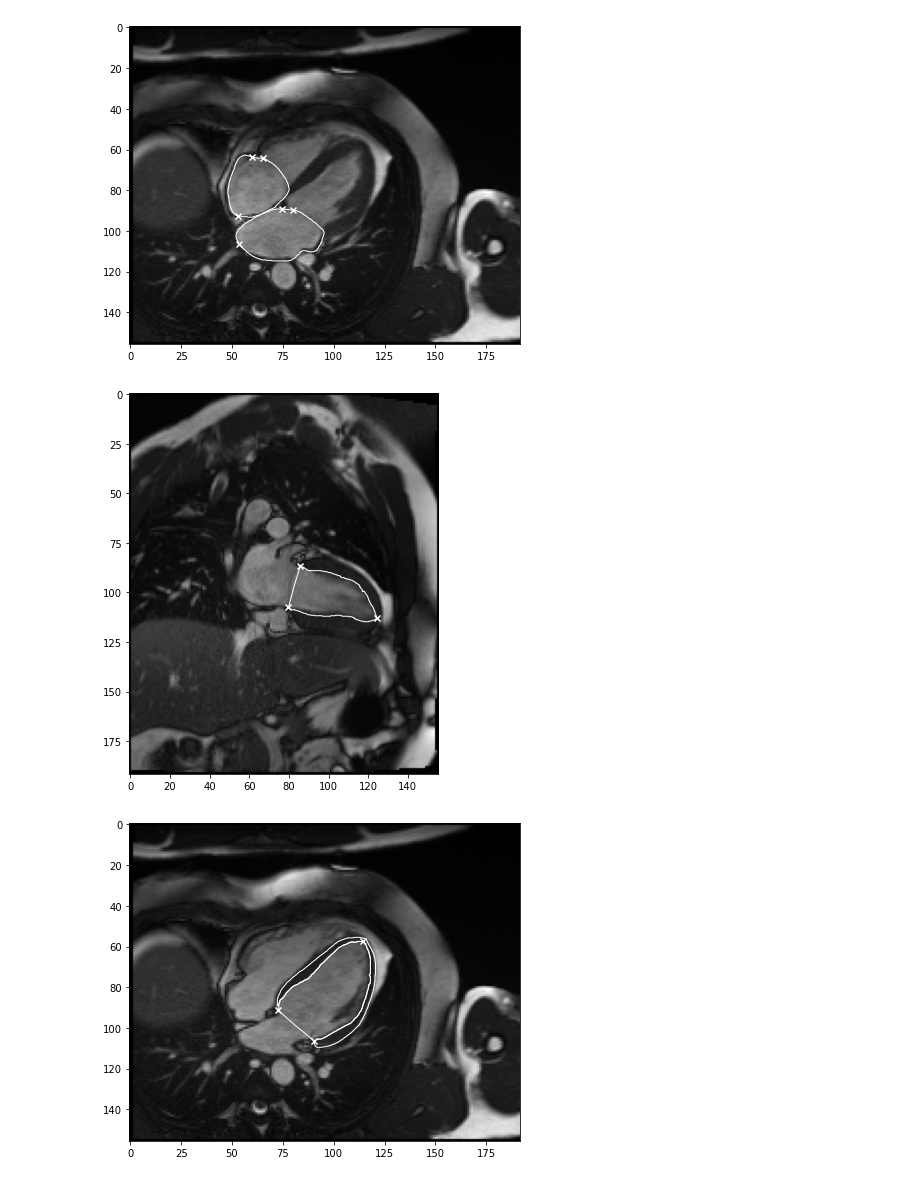
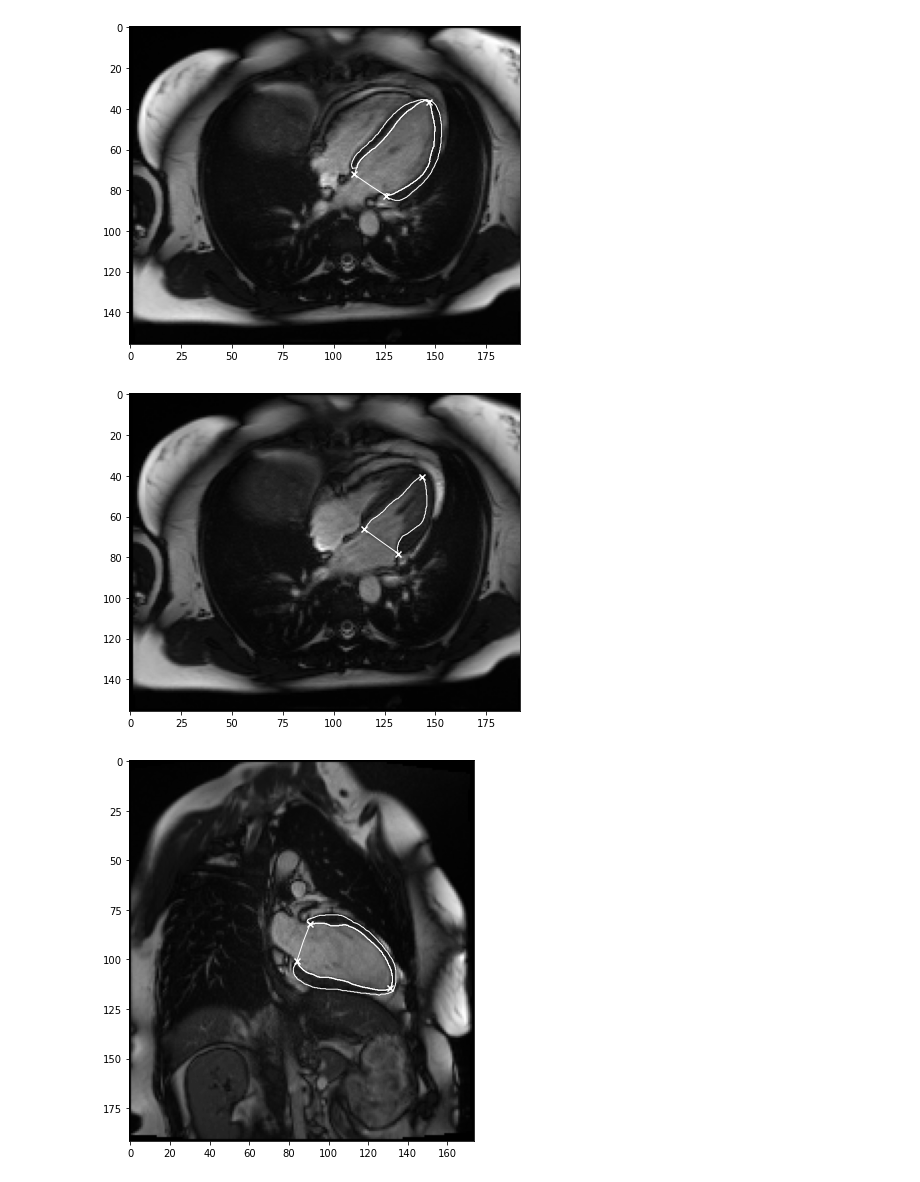
Before and after one commit to thadler/LazyLuna, a Jupyter notebook: Notebooks/TestingCamaid_LAX.ipynb, the cells around one changed output. Drawn from its saved outputs; the diff is of its cells as text; code cells hidden in the pictures.

```diff
--- a/Notebooks/TestingCamaid_LAX.ipynb
+++ b/Notebooks/TestingCamaid_LAX.ipynb
@@ -26,16 +26,15 @@ bp_imgs  = '/Users/dietrichhadler/Desktop/Daten/CAMAID/Imgs'
 # %%
-case_name = 'CAMAID_002_1'
+case_name = 'CAMAID_003_1'
 # get the paths of imgs and annotations via SeriesInstanceUIDs
 imgp, annop = [(p1,p2) for p1,p2 in get_imgs_and_annotation_paths(bp_imgs, bp_annos2) if case_name in p1][0]
 
 print(imgp, annop)
 cases = []
-sax_cine_view = SAX_CINE_View()
-#sax_cs_view   = SAX_CS_View()
-
 st = time()
 case = Case(imgp, annop, os.path.basename(imgp), os.path.basename(bp_annos1))
 
+#sax_cine_view = SAX_CINE_View()
+#sax_cs_view   = SAX_CS_View()
 #case = sax_cine_view.customize_case(case)
 #case = sax_cs_view.customize_case(case)
 #case.store(bp_cases)
@@ -57,37 +56,16 @@ print(len(case.annos_sop2filepath))
 # %%
-class LAX_CINE_Annotation(Annotation):
-    def __init__(self, sop, filepath):
-        super().__init__(sop, filepath)
-
-    def set_information(self):
-        self.name = 'LAX CINE Annotation'
-        self.contour_names = ['lv_lax_endo', 'lv_lax_myo', 'rv_lax_endo', 'ra', 'la']
-        self.point_names   = ['lv_lax_extent', 'laxRaExtentPoints', 'laxLaExtentPoints']
-        self.pixel_h, self.pixel_w = self.anno['info']['pixelSize'] if 'info' in self.anno.keys() and 'pixelSize' in self.anno['info'].keys() else (-1,-1)#1.98,1.98
-        self.h,       self.w       = self.anno['info']['imageSize'] if 'info' in self.anno.keys() and 'imageSize' in self.anno['info'].keys() else (-1,-1)
-
-    def length_LV(self):
-        if not self.has_point('lv_lax_extent'): return 0
-        extent = self.get_point('lv_lax_extent')
-        lv_ext1, lv_ext2, apex = shapely.affinity.scale(extent, xfact=self.pixel_w, yfact=self.pixel_h)
-        mitral = MultiPoint([lv_ext1, lv_ext2]).centroid
-        dist = mitral.distance(apex)
-        return dist
-
-
 for sop, annop in case.annos_sop2filepath.items():
     lax_anno = LAX_CINE_Annotation(sop, annop)
     if not ('la' in lax_anno.anno.keys() or 'ra' in lax_anno.anno.keys() or 'lv_lax_endo' in lax_anno.anno.keys()): continue
     img = case.all_imgs_sop2filepath['LAX 4CV'][sop] if sop in case.all_imgs_sop2filepath['LAX 4CV'] else case.all_imgs_sop2filepath['LAX 2CV'][sop]
     img = pydicom.dcmread(img).pixel_array
     fig, ax = plt.subplots(1,1,figsize=(7,7))
-    #ax.imshow(np.zeros((200,200)))
     ax.imshow(img, cmap='gray')
     lax_anno.length_LV()
     lax_anno.plot_all_contour_outlines(ax)
     lax_anno.plot_all_points(ax)
     plt.show()
 # %% [output]
-[figure, old version]
+[figure, new version]
-[figure, old version]
+[figure, new version]
-[figure, old version]
+[figure, new version]
```
Also changed, not shown: parts of 6 cells of this notebook, 1 other file.
